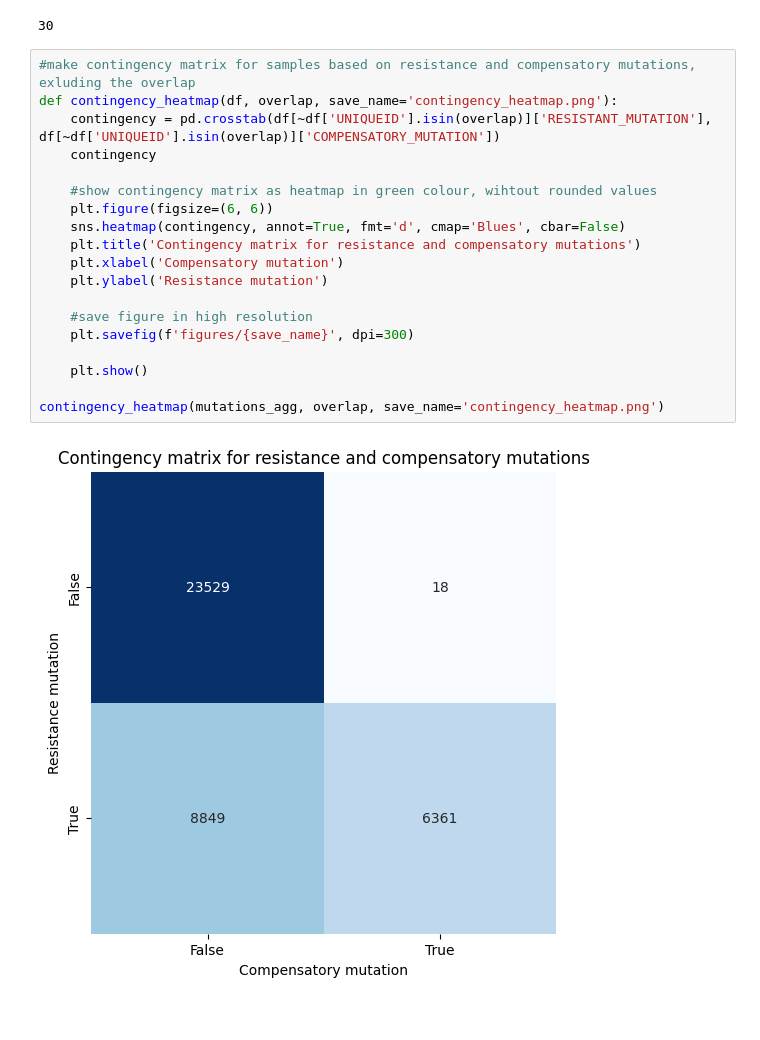
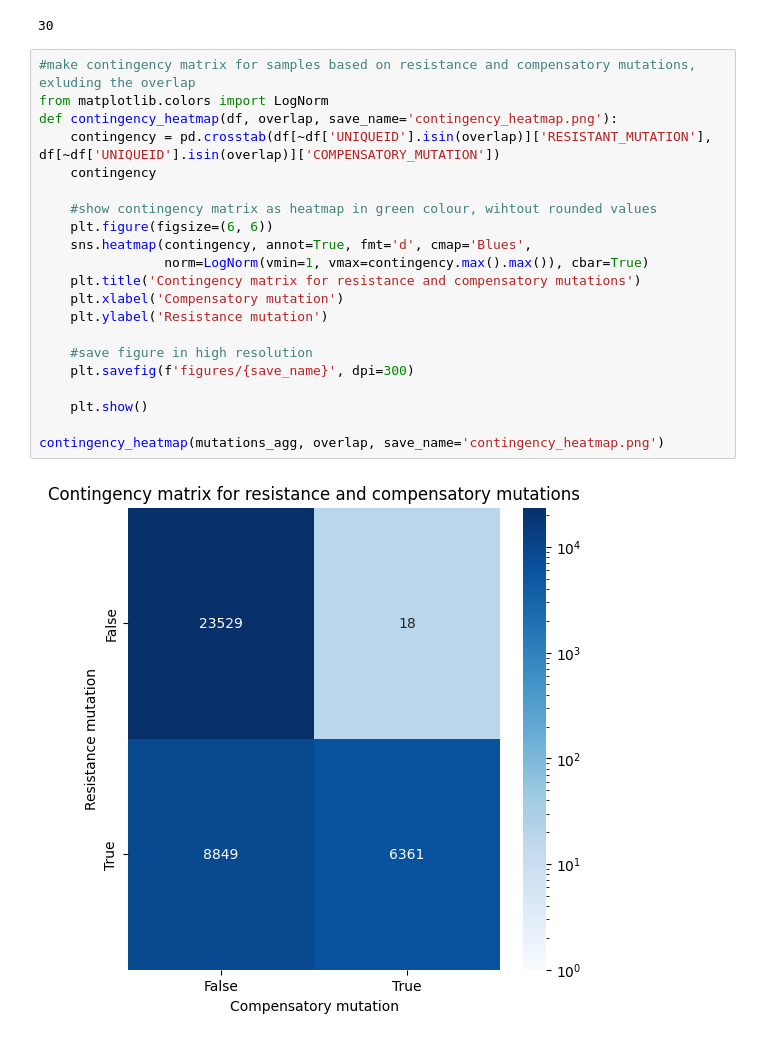
Before and after one commit to fowler-lab/tb-rnap-subpopulations, a Jupyter notebook: Reproduce_Figures.ipynb, the cells around one changed output. Cells and saved outputs as stored; diff of their text form.

```diff
--- a/Reproduce_Figures.ipynb
+++ b/Reproduce_Figures.ipynb
@@ -498,25 +471,27 @@ len(overlap)
 30
 # %%
 #make contingency matrix for samples based on resistance and compensatory mutations, exluding the overlap
+from matplotlib.colors import LogNorm
 def contingency_heatmap(df, overlap, save_name='contingency_heatmap.png'):
     contingency = pd.crosstab(df[~df['UNIQUEID'].isin(overlap)]['RESISTANT_MUTATION'], df[~df['UNIQUEID'].isin(overlap)]['COMPENSATORY_MUTATION'])
     contingency
 
     #show contingency matrix as heatmap in green colour, wihtout rounded values
     plt.figure(figsize=(6, 6))
-    sns.heatmap(contingency, annot=True, fmt='d', cmap='Blues', cbar=False)
+    sns.heatmap(contingency, annot=True, fmt='d', cmap='Blues',
+                norm=LogNorm(vmin=1, vmax=contingency.max().max()), cbar=True)
     plt.title('Contingency matrix for resistance and compensatory mutations')
     plt.xlabel('Compensatory mutation')
     plt.ylabel('Resistance mutation')
 
     #save figure in high resolution
     plt.savefig(f'figures/{save_name}', dpi=300)
 
     plt.show()
 
 contingency_heatmap(mutations_agg, overlap, save_name='contingency_heatmap.png')
 # %% [output]
-[figure, old version]
+[figure, new version]
 # %%
 #exclude all samples with a minor allele from the analysis
 mutations_agg_major = mutations_agg[~mutations_agg['R_MINOR_ALLELE']]
```
Also changed, not shown: parts of 19 cells of this notebook.
